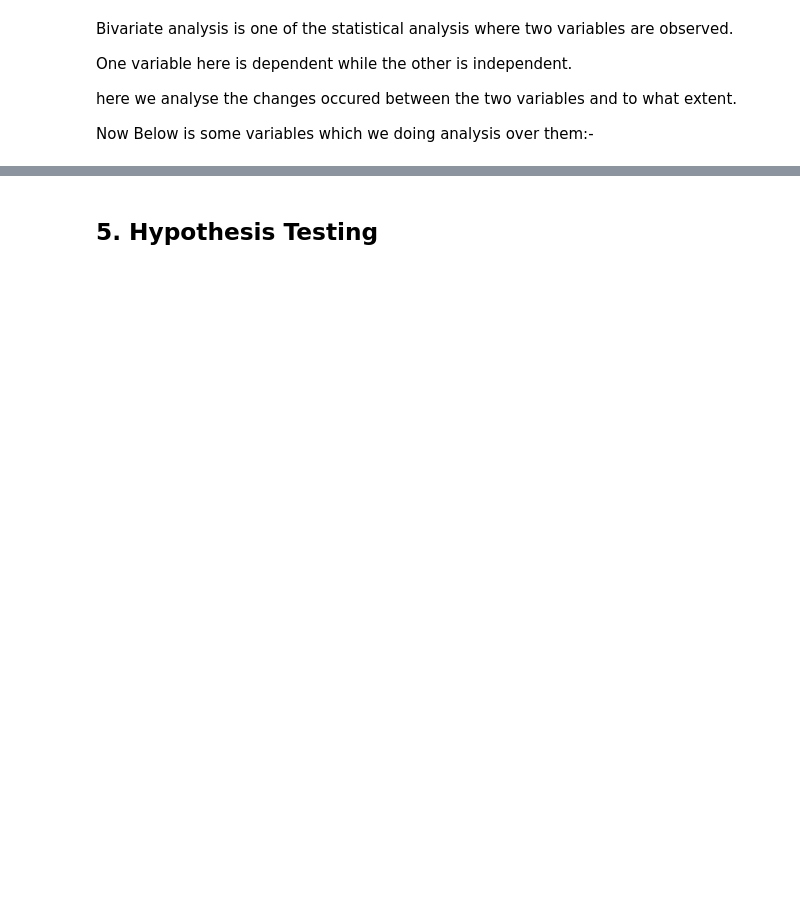
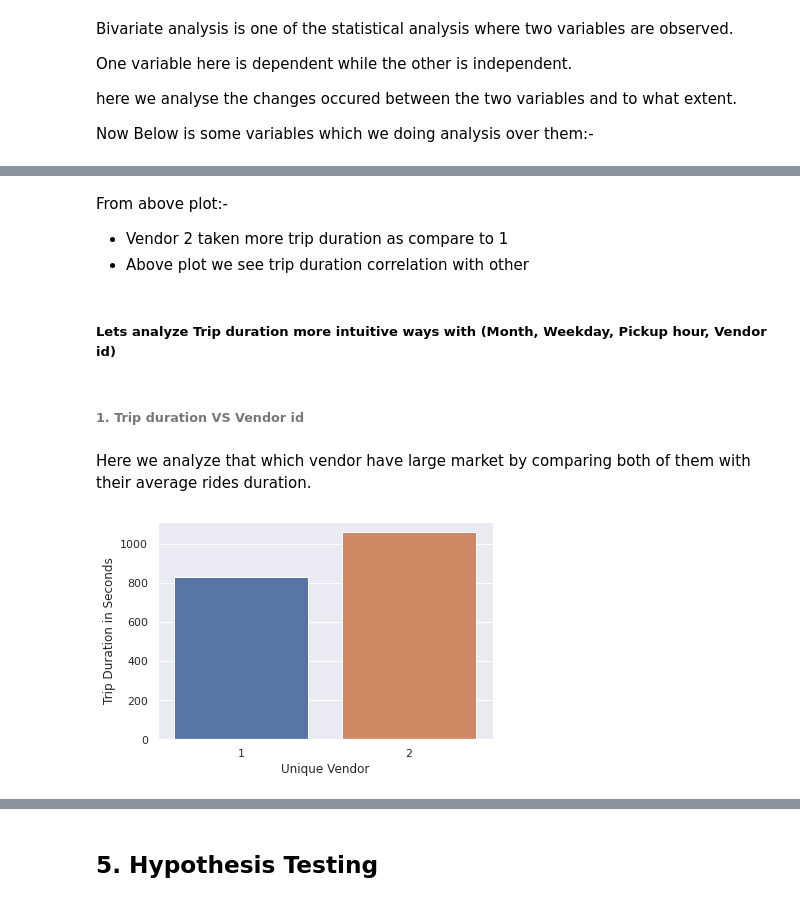
Before and after one commit to KrushnaChaure/NYC-Taxi-Trip-Time-Prediction, a Jupyter notebook: Krushna_Chaure_NYC_Taxi_Trip_Time_Prediction_Capstone_Project.ipynb, the cells around one changed output, grey strips where cells are left out. Saved outputs shown, nothing was run; the diff lists cells and outputs as text; code cells hidden in the pictures; blank space fills up the shorter version.

```diff
--- a/Krushna_Chaure_NYC_Taxi_Trip_Time_Prediction_Capstone_Project.ipynb
+++ b/Krushna_Chaure_NYC_Taxi_Trip_Time_Prediction_Capstone_Project.ipynb
@@ -640,0 +694,21 @@ trip_biv
+# %% [markdown]
+From above plot:-
+
+
+*   Vendor 2 taken more trip duration as compare to 1
+*   Above plot we see trip duration correlation with other
+# %% [markdown]
+##### **Lets analyze Trip duration more intuitive ways with (Month, Weekday, Pickup hour, Vendor id)**
+# %% [markdown]
+###### 1. Trip duration VS Vendor id
+# %% [markdown]
+Here we analyze that which vendor have large market by comparing both of them with their average rides duration.
+# %%
+# Correlation between Trip duration & Vendor id using count plot
+td_vi = dataset.groupby('vendor_id').trip_duration.mean()
+sns.barplot(td_vi.index, td_vi.values)
+plt.ylabel('Trip Duration in Seconds')
+plt.xlabel('Unique Vendor')
+plt.show()
+# %% [output]
+[figure, added]
```
Also changed, not shown: parts of 72 cells of this notebook.
